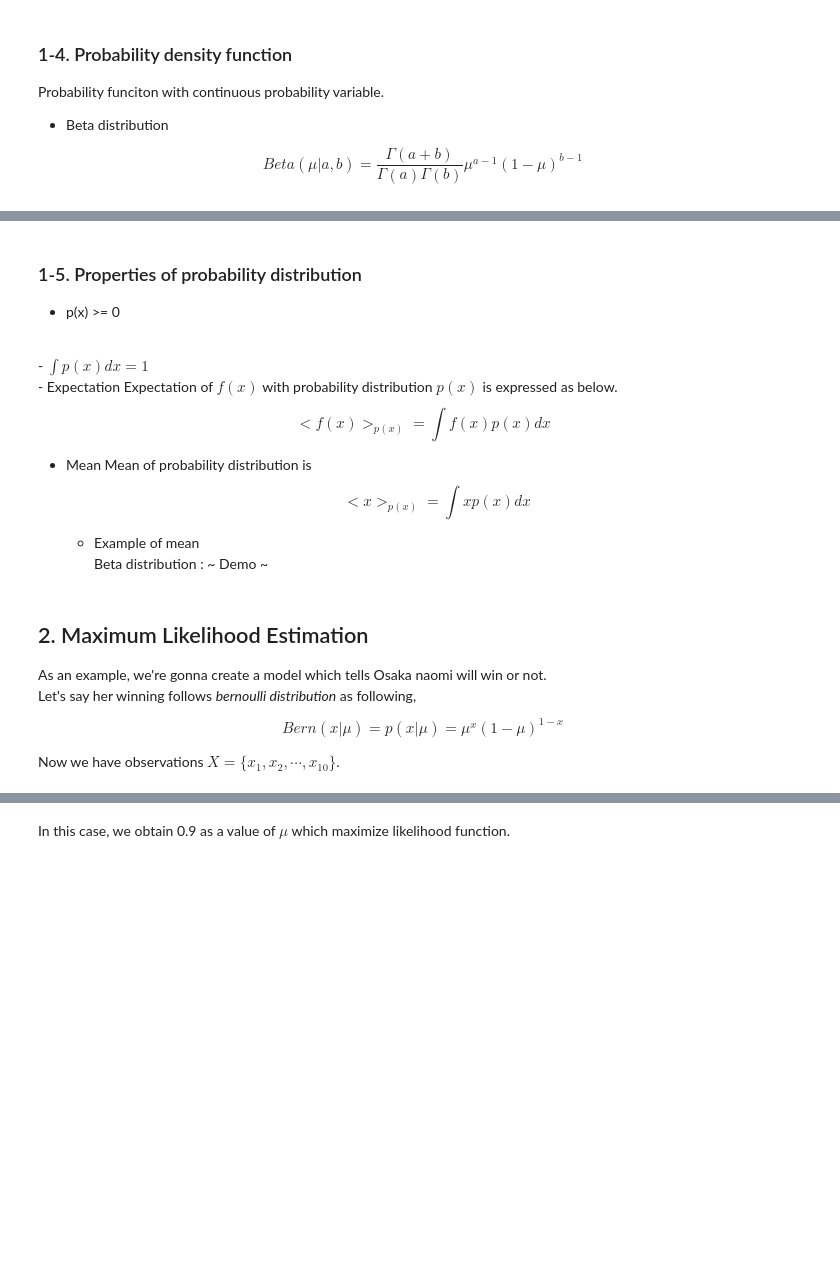
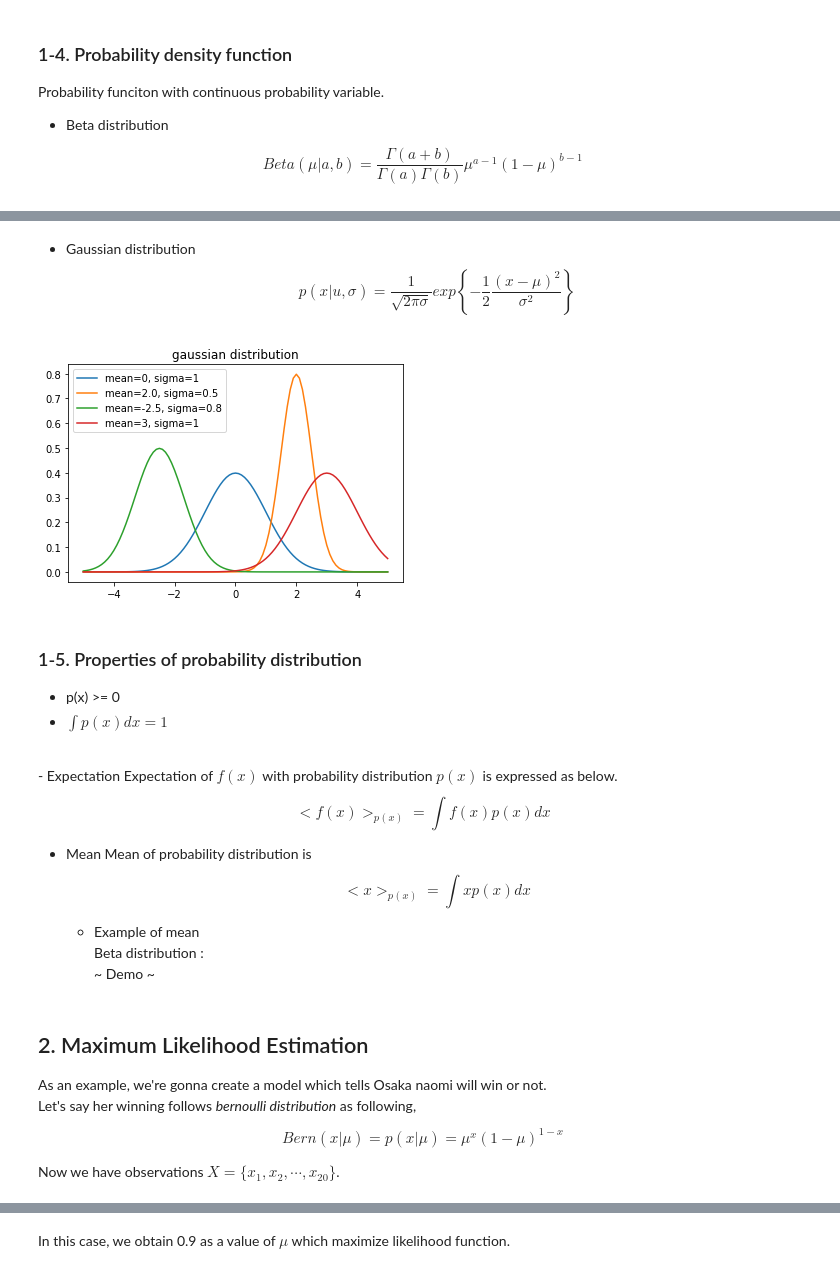
Before and after one commit to hiroshiu12/MLT, a Jupyter notebook: Introduction_Bayesian_Inference_part1.ipynb, the cells around one changed output, grey strips where cells are left out. Drawn from its saved outputs; the diff is of its cells as text; code cells hidden in the pictures; blank space fills up the shorter version.

```diff
--- a/Introduction_Bayesian_Inference_part1.ipynb
+++ b/Introduction_Bayesian_Inference_part1.ipynb
@@ -94,7 +98,27 @@ plt.show()
+# %% [markdown]
+- Gaussian distribution
+$$p(x|u,\sigma) = \frac{1}{\sqrt{2\pi \sigma}}exp\left\{-\frac{1}{2}\frac{(x-\mu)^2}{\sigma^2}\right\}$$
+# %%
+# plot gaussian distribution
+x = np.linspace(-5,5,101)
+
+mu_list  = [0, 2.0, -2.5, 3]
+sigma_list = [1, 0.5, 0.8, 1]
+
+for mu, sigma in zip(mu_list, sigma_list):
+    y = norm.pdf(x,loc=mu,scale=sigma)
+
+    plt.plot(x,y,label='mean={}, sigma={}'.format(mu,sigma))
+    plt.legend()
+
+plt.title('gaussian distribution')
+plt.show()
+# %% [output]
+[figure, added]
 # %% [markdown]
 ### 1-5. Properties of probability distribution
 - p(x) >= 0
-<br>
+  <br>
 - $\int p(x) dx = 1$
 <br>
 - Expectation
@@ -116,7 +140,7 @@ Let's say her winning follows *bernoulli distribution* as following,
 
 $$Bern(x|\mu) = p(x|\mu) = \mu^{x}(1-\mu)^{1-x}$$
 
-Now we have observations $X=\{x_1, x_2, \cdots, x_{10}\} $.
+Now we have observations $X=\{x_1, x_2, \cdots, x_{20}\} $.
 # %%
 # Result of Osaka naomi's game in 2019
 # '1' means win, '0' means lose.
```
Also changed, not shown: parts of 10 cells of this notebook.
